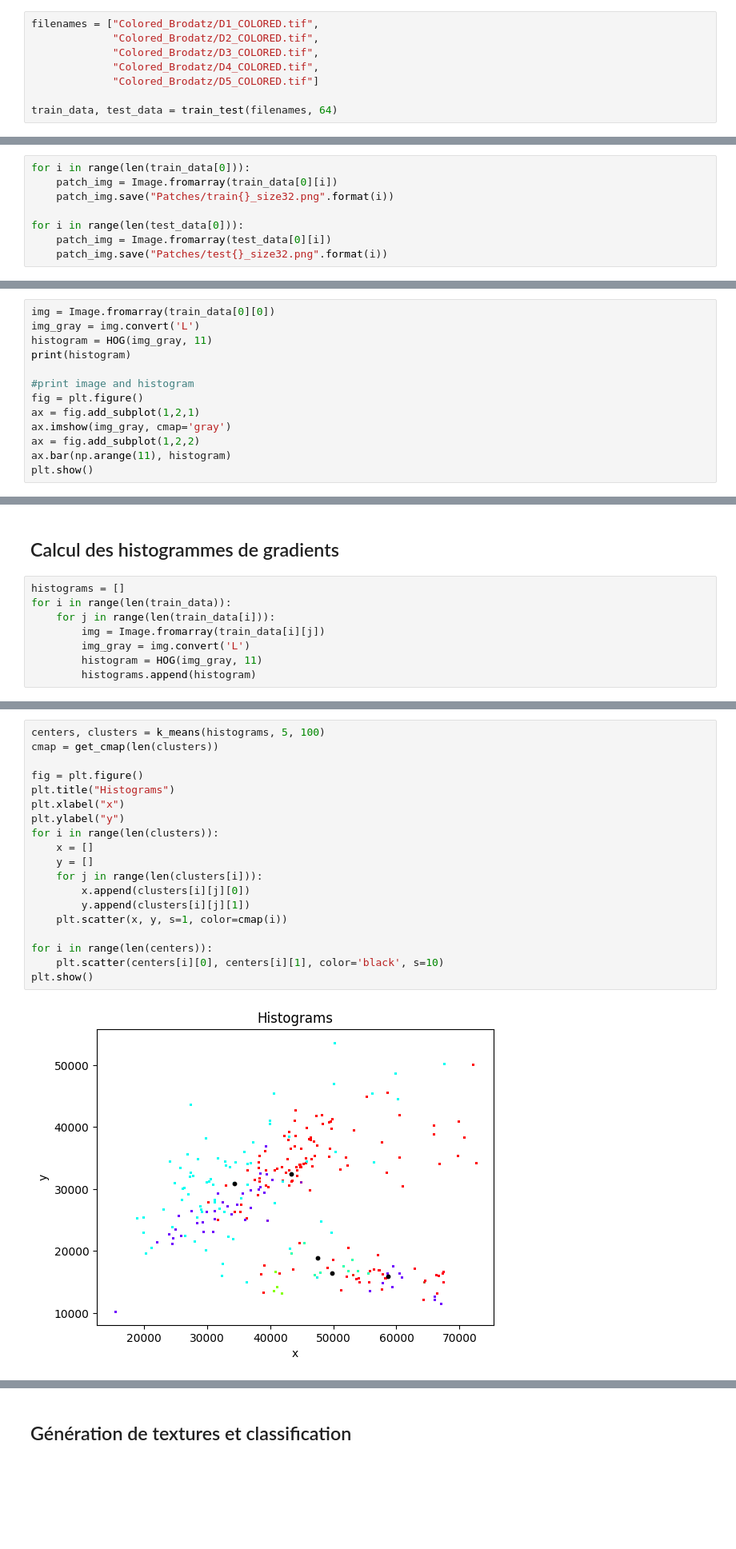
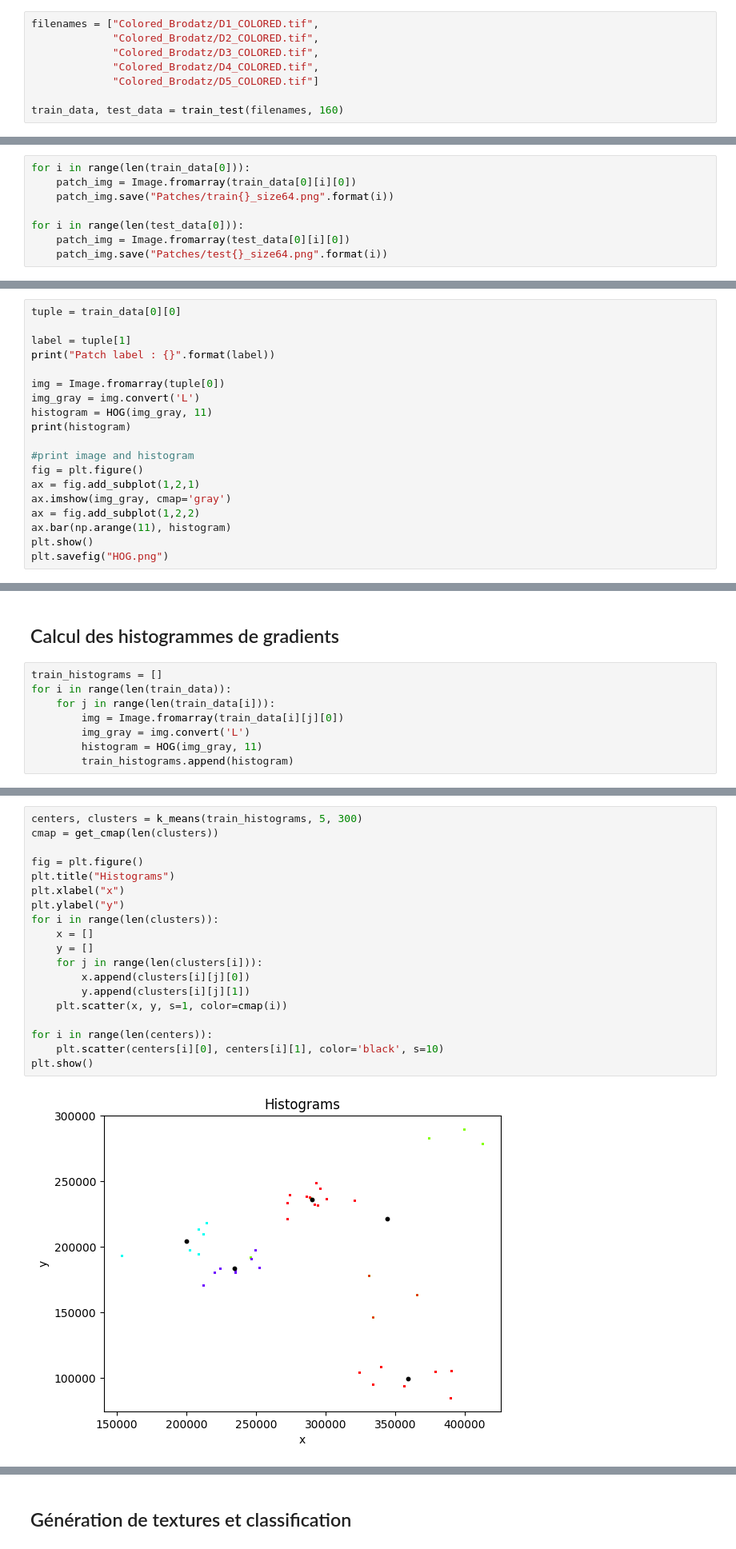
Before and after one commit to ljsp/Synthese-Classification-Textures, a Jupyter notebook: classification.ipynb, the cells around one changed output, grey strips where cells are left out. Shown at 80% size. Drawn from its saved outputs; the diff is of its cells as text; blank space fills up the shorter version.

```diff
--- a/classification.ipynb
+++ b/classification.ipynb
@@ -205,4 +201,4 @@ filenames = ["Colored_Brodatz/D1_COLORED.tif",
              "Colored_Brodatz/D4_COLORED.tif",
              "Colored_Brodatz/D5_COLORED.tif"]
 
-train_data, test_data = train_test(filenames, 64)
+train_data, test_data = train_test(filenames, 160)
@@ -210,16 +210,21 @@ train_data, test_data = train_test(filenames, 64)
 ## Sauvegarde des patches (optionnel)
 # %%
 for i in range(len(train_data[0])):
-    patch_img = Image.fromarray(train_data[0][i])
-    patch_img.save("Patches/train{}_size32.png".format(i))
+    patch_img = Image.fromarray(train_data[0][i][0])
+    patch_img.save("Patches/train{}_size64.png".format(i))
 
 for i in range(len(test_data[0])):
-    patch_img = Image.fromarray(test_data[0][i])
-    patch_img.save("Patches/test{}_size32.png".format(i))
+    patch_img = Image.fromarray(test_data[0][i][0])
+    patch_img.save("Patches/test{}_size64.png".format(i))
 # %% [markdown]
 ## Histogramme de gradients d'un patch (optionnel)
 # %%
-img = Image.fromarray(train_data[0][0])
+tuple = train_data[0][0]
+
+label = tuple[1]
+print("Patch label : {}".format(label))
+
+img = Image.fromarray(tuple[0])
 img_gray = img.convert('L')
 histogram = HOG(img_gray, 11)
 print(histogram)
@@ -231,4 +236,5 @@ ax.imshow(img_gray, cmap='gray')
 ax = fig.add_subplot(1,2,2)
 ax.bar(np.arange(11), histogram)
 plt.show()
+plt.savefig("HOG.png")
 # %% [output]
@@ -239,11 +247,11 @@ plt.show()
 # %% [markdown]
 ## Calcul des histogrammes de gradients
 # %%
-histograms = []
+train_histograms = []
 for i in range(len(train_data)):
     for j in range(len(train_data[i])):
-        img = Image.fromarray(train_data[i][j])
+        img = Image.fromarray(train_data[i][j][0])
         img_gray = img.convert('L')
         histogram = HOG(img_gray, 11)
-        histograms.append(histogram)
+        train_histograms.append(histogram)
 # %% [markdown]
@@ -251,22 +259,22 @@ for i in range(len(train_data)):
 # %%
-centers, clusters = k_means(histograms, 5, 100)
+centers, clusters = k_means(train_histograms, 5, 300)
 cmap = get_cmap(len(clusters))
 
 fig = plt.figure()
 plt.title("Histograms")
 plt.xlabel("x")
 plt.ylabel("y")
 for i in range(len(clusters)):
     x = []
     y = []
     for j in range(len(clusters[i])):
         x.append(clusters[i][j][0])
         y.append(clusters[i][j][1])
     plt.scatter(x, y, s=1, color=cmap(i))
 
 for i in range(len(centers)):
     plt.scatter(centers[i][0], centers[i][1], color='black', s=10)
 plt.show()
 # %% [output]
-[figure, old version]
+[figure, new version]
 # %% [markdown]
```
Also changed, not shown: parts of 10 cells of this notebook.
